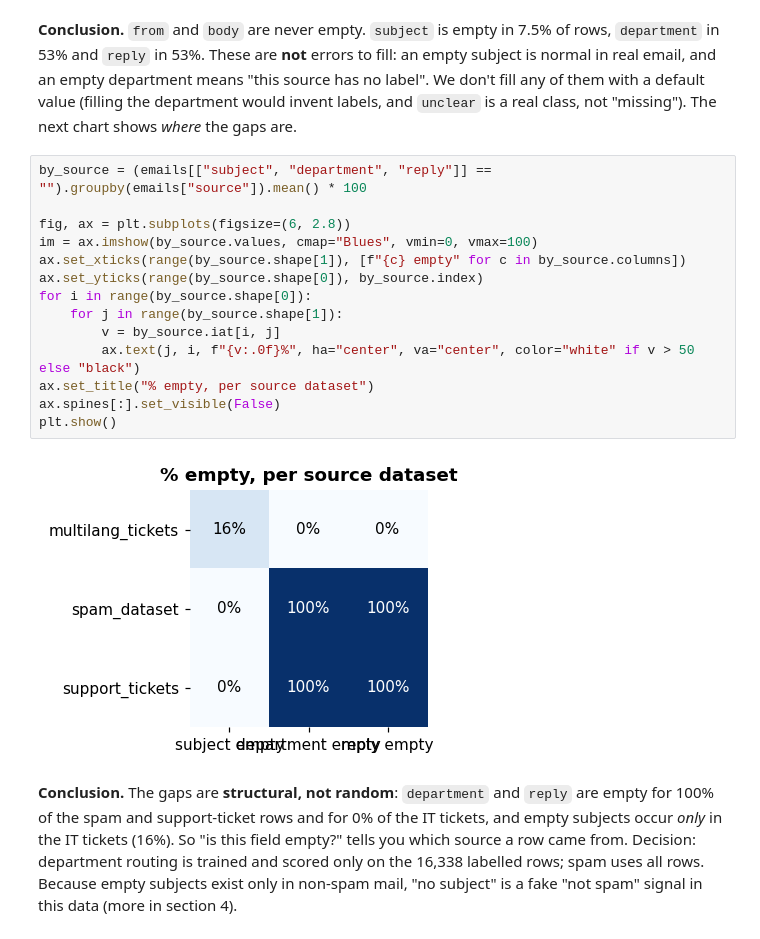
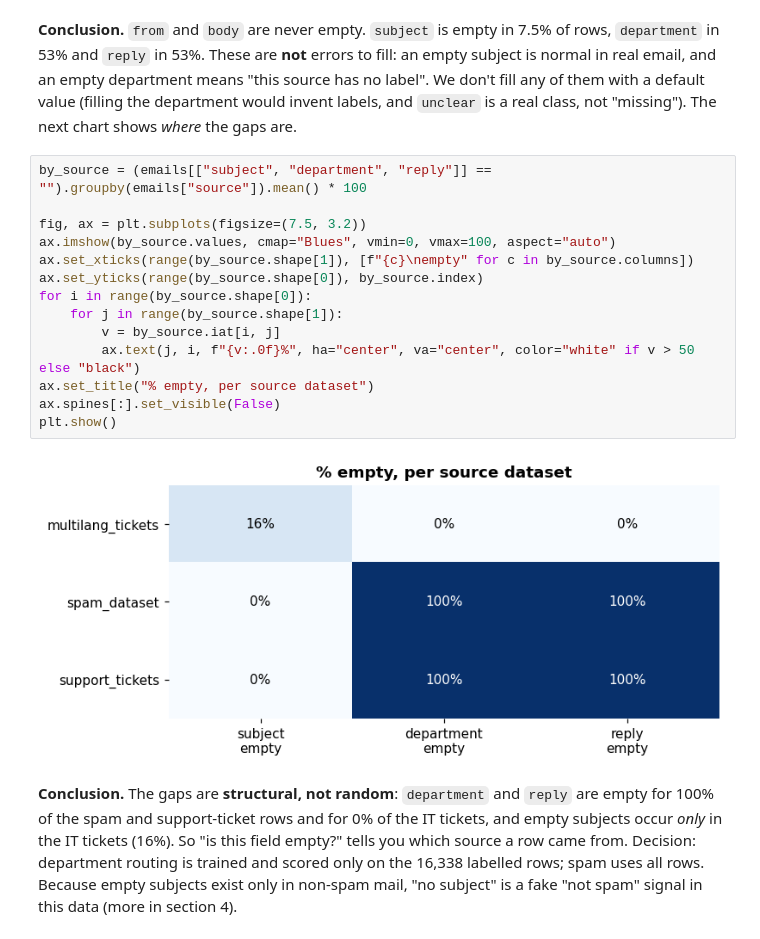
Before and after one commit to danielstet/EmailAutomationPipeline, a Jupyter notebook: eda.ipynb, the cells around one changed output. Cells and saved outputs as stored; diff of their text form.

```diff
--- a/eda.ipynb
+++ b/eda.ipynb
@@ -157,19 +254,19 @@ The next chart shows *where* the gaps are.
 # %%
 by_source = (emails[["subject", "department", "reply"]] == "").groupby(emails["source"]).mean() * 100
 
-fig, ax = plt.subplots(figsize=(6, 2.8))
-im = ax.imshow(by_source.values, cmap="Blues", vmin=0, vmax=100)
-ax.set_xticks(range(by_source.shape[1]), [f"{c} empty" for c in by_source.columns])
+fig, ax = plt.subplots(figsize=(7.5, 3.2))
+ax.imshow(by_source.values, cmap="Blues", vmin=0, vmax=100, aspect="auto")
+ax.set_xticks(range(by_source.shape[1]), [f"{c}\nempty" for c in by_source.columns])
 ax.set_yticks(range(by_source.shape[0]), by_source.index)
 for i in range(by_source.shape[0]):
     for j in range(by_source.shape[1]):
         v = by_source.iat[i, j]
         ax.text(j, i, f"{v:.0f}%", ha="center", va="center", color="white" if v > 50 else "black")
 ax.set_title("% empty, per source dataset")
 ax.spines[:].set_visible(False)
 plt.show()
 # %% [output]
-[figure, old version]
+[figure, new version]
 # %% [markdown]
 **Conclusion.** The gaps are **structural, not random**: `department` and `reply`
 are empty for 100% of the spam and support-ticket rows and for 0% of the IT
```
Also changed, not shown: parts of 17 cells of this notebook, 3 other files.
